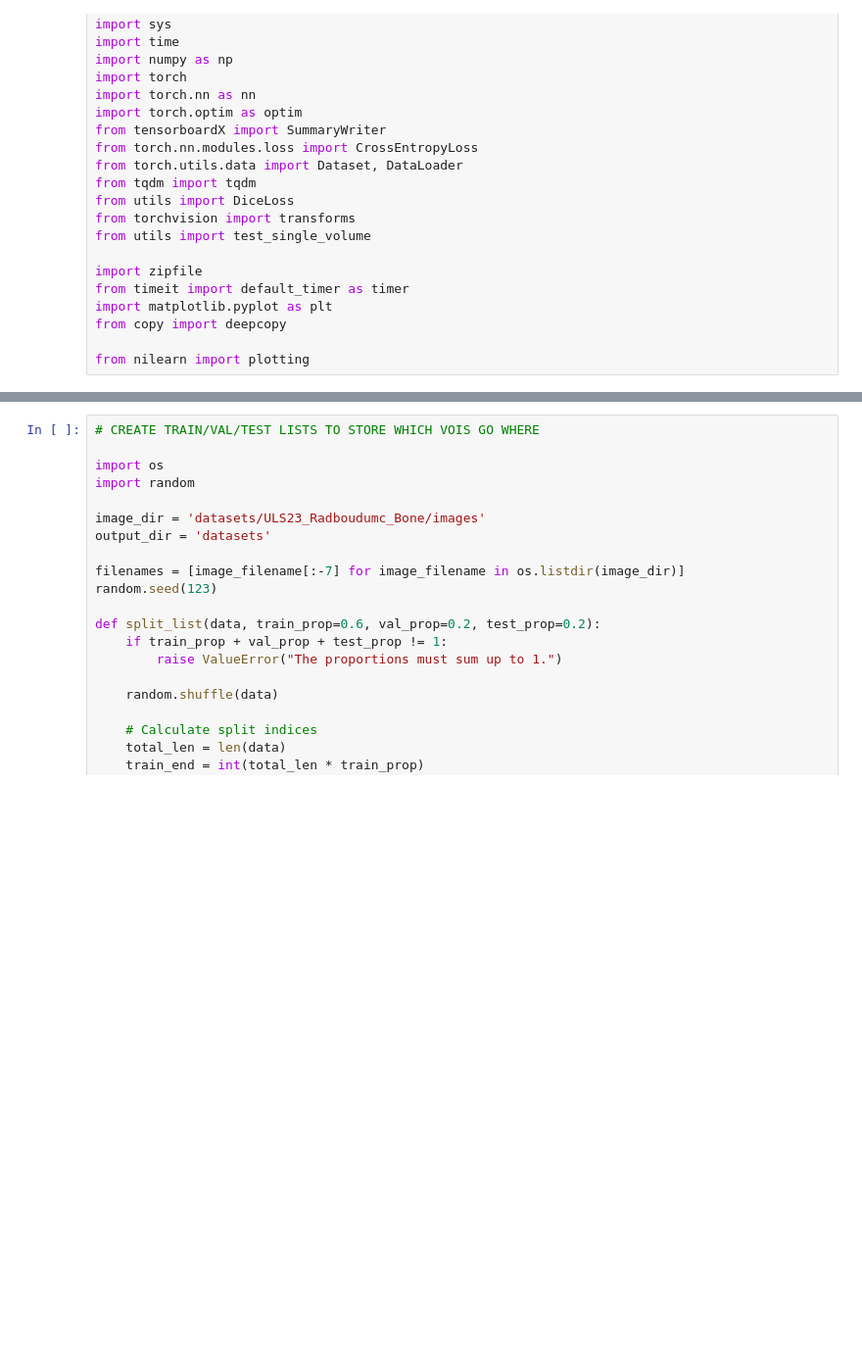
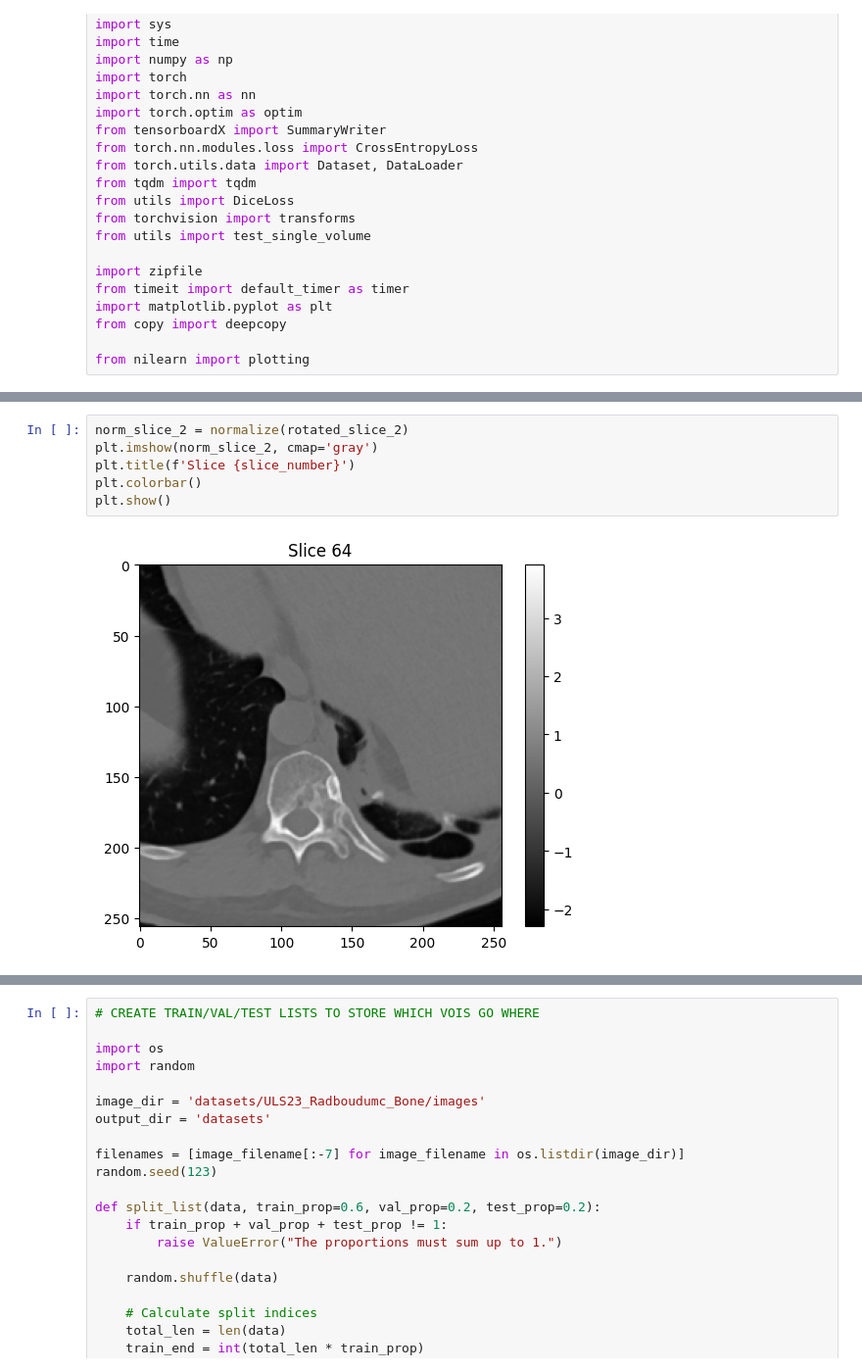
Before and after one commit to jovianw/swinunet, a Jupyter notebook: swinunet.ipynb, the cells around one changed output, grey strips where cells are left out. Shown: that part at 98% size. Drawn from its saved outputs; the diff is of its cells as text; blank space fills up the shorter version.

```diff
--- a/swinunet.ipynb
+++ b/swinunet.ipynb
@@ -102,0 +148,8 @@ config = get_config(args)
+# %%
+norm_slice_2 = normalize(rotated_slice_2)
+plt.imshow(norm_slice_2, cmap='gray')
+plt.title(f'Slice {slice_number}')
+plt.colorbar()
+plt.show()
+# %% [output]
+[figure, added]
```
Also changed, not shown: parts of 22 cells of this notebook, 2 other files.
